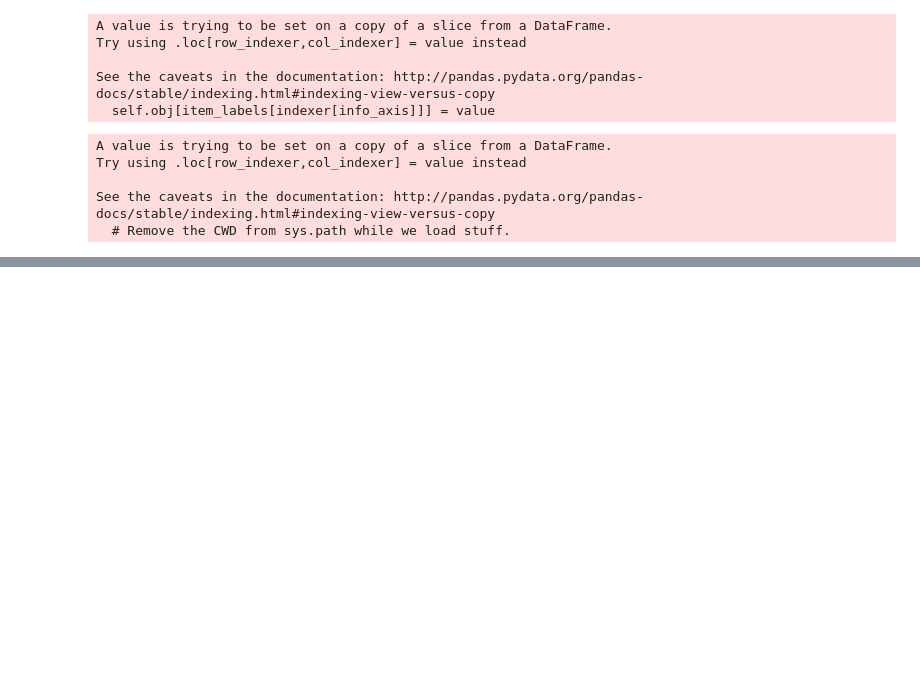
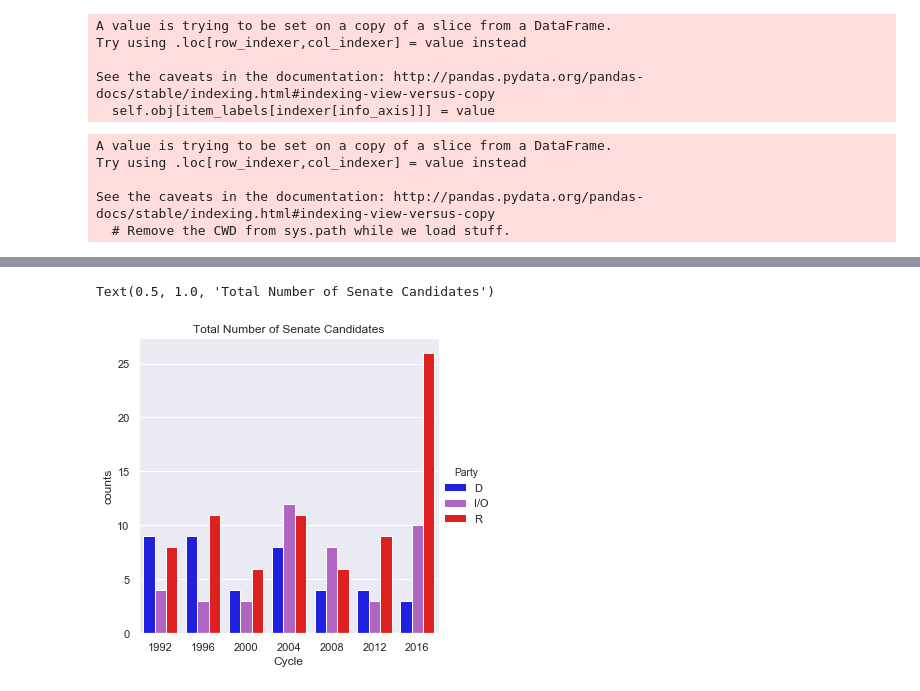
Before and after one commit to dslachar/analysis_of_crp_data, a Jupyter notebook: CANDS_Project_Report.ipynb, the cells around one changed output, grey strips where cells are left out. Cells and saved outputs as stored; diff of their text form; code cells hidden in the pictures; blank space fills up the shorter version.

```diff
--- a/CANDS_Project_Report.ipynb
+++ b/CANDS_Project_Report.ipynb
@@ -76,3 +106,9 @@ Senate_df = candCO_dfCopy[candCO_dfCopy.Party != 'U'][candCO_dfCopy.Seat == 'Sen
+# %%
+sns.catplot(x='Cycle',y='counts',hue='Party',palette=colors,kind="bar", data=Senate_dfTotal)
+plt.title('Total Number of Senate Candidates')
+# %% [output]
+Text(0.5, 1.0, 'Total Number of Senate Candidates')
+[figure, added]
 # %%
 sns.set(style="darkgrid")
 colors=['blue','mediumorchid','red']
```
Also changed, not shown: parts of 10 cells of this notebook.
